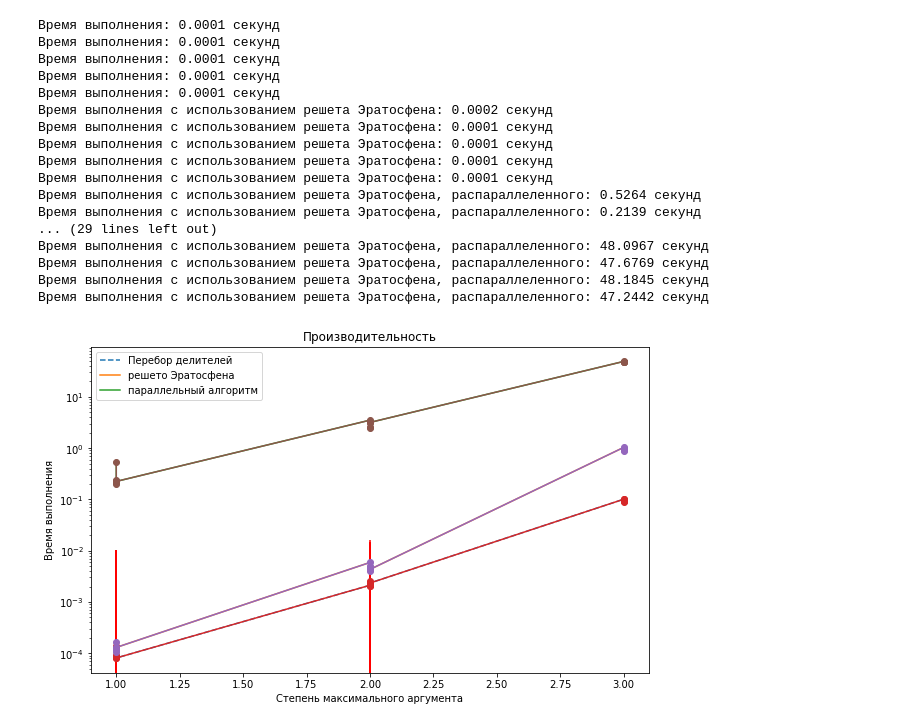
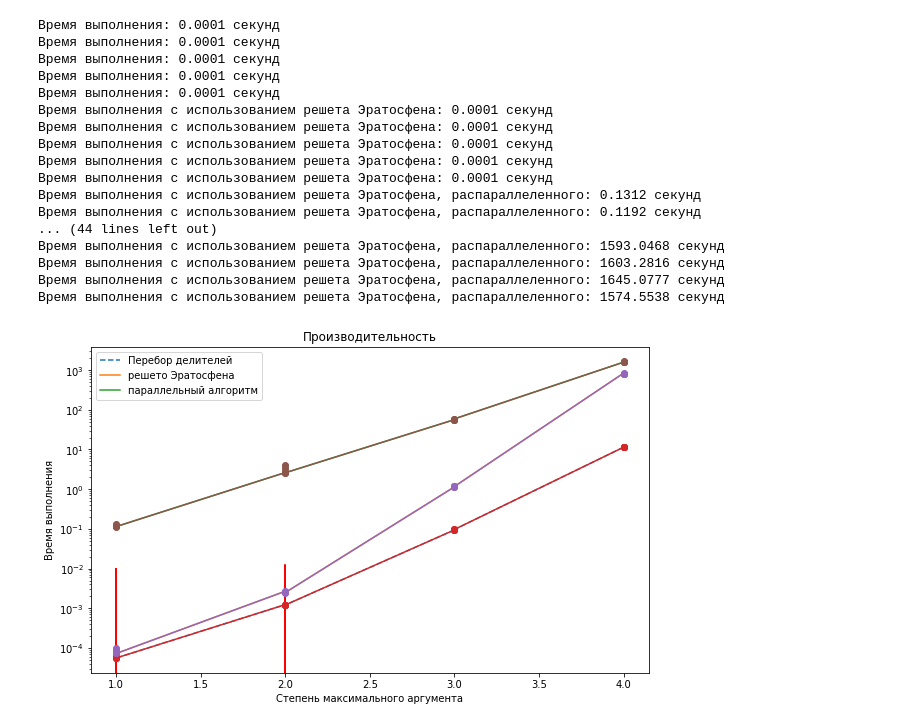
Before and after one commit to Denis-Ermakov/Pi-function-of-Fibonacci-and-Tribonacci-Nentrabonacci, a Jupyter notebook: Итоговые графики.ipynb, the cells around one changed output. Drawn from its saved outputs; the diff is of its cells as text; code cells hidden in the pictures.

```diff
--- a/Итоговые графики.ipynb
+++ b/Итоговые графики.ipynb
@@ -6,7 +456,6 @@ def pi_func_plot_time_measure(deg_max):
     x = []
     y = []
     y_Fib = []
-    y_Trib = []
     y_Tetr = []
 
     #Аргументы генерируются не как степени десятки, а как простые числа Фибоначчи, на которых происходят скачки
@@ -15,6 +464,7 @@ def pi_func_plot_time_measure(deg_max):
     for i in range(len(x)):
         y.append(Pi_func(x[i]))
         y_Fib.append(Pi_func_Fib(x[i]))
+        y_Tetr.append(Pi_func_Tetr(x[i]))
 
     end_time = time.time()
 
@@ -28,6 +478,7 @@ def pi_func_plot_time_measure_Eratosphene(deg_max):
     x = []
     y = []
     y_Fib = []
+    y_Tetr = []
 
     #Аргументы генерируются не как степени десятки, а как простые числа Фибоначчи, на которых происходят скачки
     #x = Fib_numbers_fill(10**deg_max, x)
@@ -35,6 +486,7 @@ def pi_func_plot_time_measure_Eratosphene(deg_max):
     for i in range(len(x)):
         y.append(Pi_func_using_sieve_Eratosphene(x[i]))
         y_Fib.append(Pi_func_Fib_using_sieve_Eratosphene(x[i]))
+        y_Tetr.append(Pi_func_Tetr_using_sieve_Eratosphene(x[i]))
 
     end_time = time.time()
 
@@ -48,6 +500,7 @@ def pi_func_plot_time_measure_Eratosphene_paralleled(deg_max):
     x = []
     y = []
     y_Fib = []
+    y_Tetr = []
 
     #Аргументы генерируются не как степени десятки, а как простые числа Фибоначчи, на которых происходят скачки
     #x = Fib_numbers_fill(10**deg_max, x)
@@ -55,6 +508,7 @@ def pi_func_plot_time_measure_Eratosphene_paralleled(deg_max):
     for i in range(len(x)):
         y.append(Pi_func_using_sieve_Eratosphene_paralleled(x[i]))
         y_Fib.append(Pi_func_Fib_using_sieve_Eratosphene_paralleled(x[i]))
+        y_Tetr.append(Pi_func_Tetr_using_sieve_Eratosphene_paralleled(x[i]))
 
     end_time = time.time()
 
@@ -142,41 +596,41 @@ def plot_execution_time(deg_max):
     '''sns.scatterplot(data=data, x='deg x', y='Execution_time')
     sns.scatterplot(data=data, x='deg x', y='Execution_time_Eratosphene')
     sns.scatterplot(data=data, x='deg x', y='Execution_time_Eratosphene_paralleled')'''
     plt.plot(deg, ex_time, linestyle='--')
     plt.plot(deg, ex_time_Eratosphene)
     plt.plot(deg, ex_time_Eratosphene_paralleled)
     plt.legend(["Перебор делителей", "решето Эратосфена", "параллельный алгоритм"])
     plt.errorbar(deg, ex_time, xerr=0, yerr=0.01, fmt='o-', ecolor='red')
     plt.errorbar(deg, ex_time_Eratosphene, xerr=0, yerr=0.01, fmt='o-', ecolor='red')
     plt.errorbar(deg, ex_time_Eratosphene_paralleled, xerr=0, yerr=0.01, fmt='o-', ecolor='red')
     plt.yscale('log')
 
     plt.title('Производительность')
     plt.xlabel('Степень максимального аргумента')
     plt.ylabel('Время выполнения')
 
     plt.show()
 
     return data
 
-data = plot_execution_time(3)# Осталось только запустить
+data = plot_execution_time(4)# Осталось только запустить
 # %% [output]
 Время выполнения: 0.0001 секунд
 Время выполнения: 0.0001 секунд
 Время выполнения: 0.0001 секунд
 Время выполнения: 0.0001 секунд
 Время выполнения: 0.0001 секунд
-Время выполнения с использованием решета Эратосфена: 0.0002 секунд
 Время выполнения с использованием решета Эратосфена: 0.0001 секунд
 Время выполнения с использованием решета Эратосфена: 0.0001 секунд
 Время выполнения с использованием решета Эратосфена: 0.0001 секунд
 Время выполнения с использованием решета Эратосфена: 0.0001 секунд
-Время выполнения с использованием решета Эратосфена, распараллеленного: 0.5264 секунд
-Время выполнения с использованием решета Эратосфена, распараллеленного: 0.2139 секунд
-... (29 lines left out)
-Время выполнения с использованием решета Эратосфена, распараллеленного: 48.0967 секунд
-Время выполнения с использованием решета Эратосфена, распараллеленного: 47.6769 секунд
-Время выполнения с использованием решета Эратосфена, распараллеленного: 48.1845 секунд
-Время выполнения с использованием решета Эратосфена, распараллеленного: 47.2442 секунд
+Время выполнения с использованием решета Эратосфена: 0.0001 секунд
+Время выполнения с использованием решета Эратосфена, распараллеленного: 0.1312 секунд
+Время выполнения с использованием решета Эратосфена, распараллеленного: 0.1192 секунд
+... (44 lines left out)
+Время выполнения с использованием решета Эратосфена, распараллеленного: 1593.0468 секунд
+Время выполнения с использованием решета Эратосфена, распараллеленного: 1603.2816 секунд
+Время выполнения с использованием решета Эратосфена, распараллеленного: 1645.0777 секунд
+Время выполнения с использованием решета Эратосфена, распараллеленного: 1574.5538 секунд
-[figure, old version]
+[figure, new version]
 # %%
```
Also changed, not shown: parts of 13 cells of this notebook.
